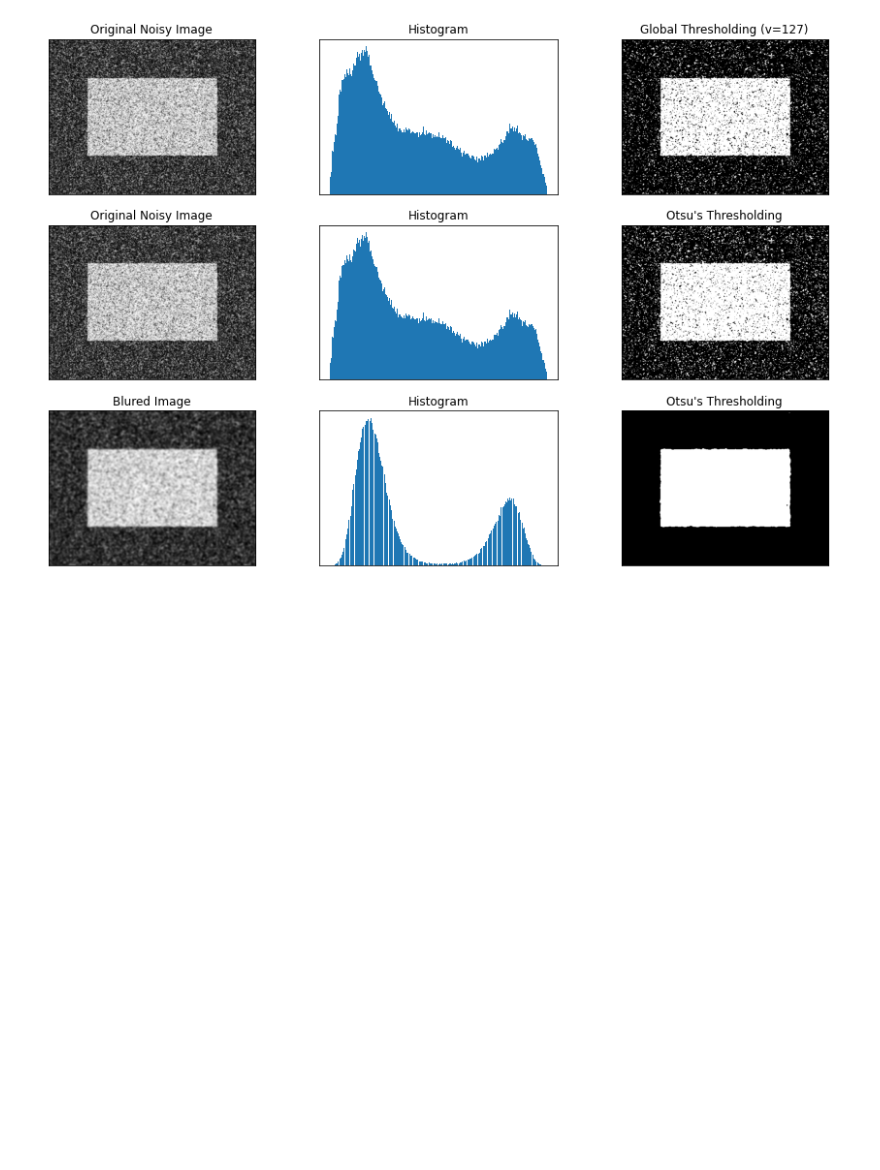
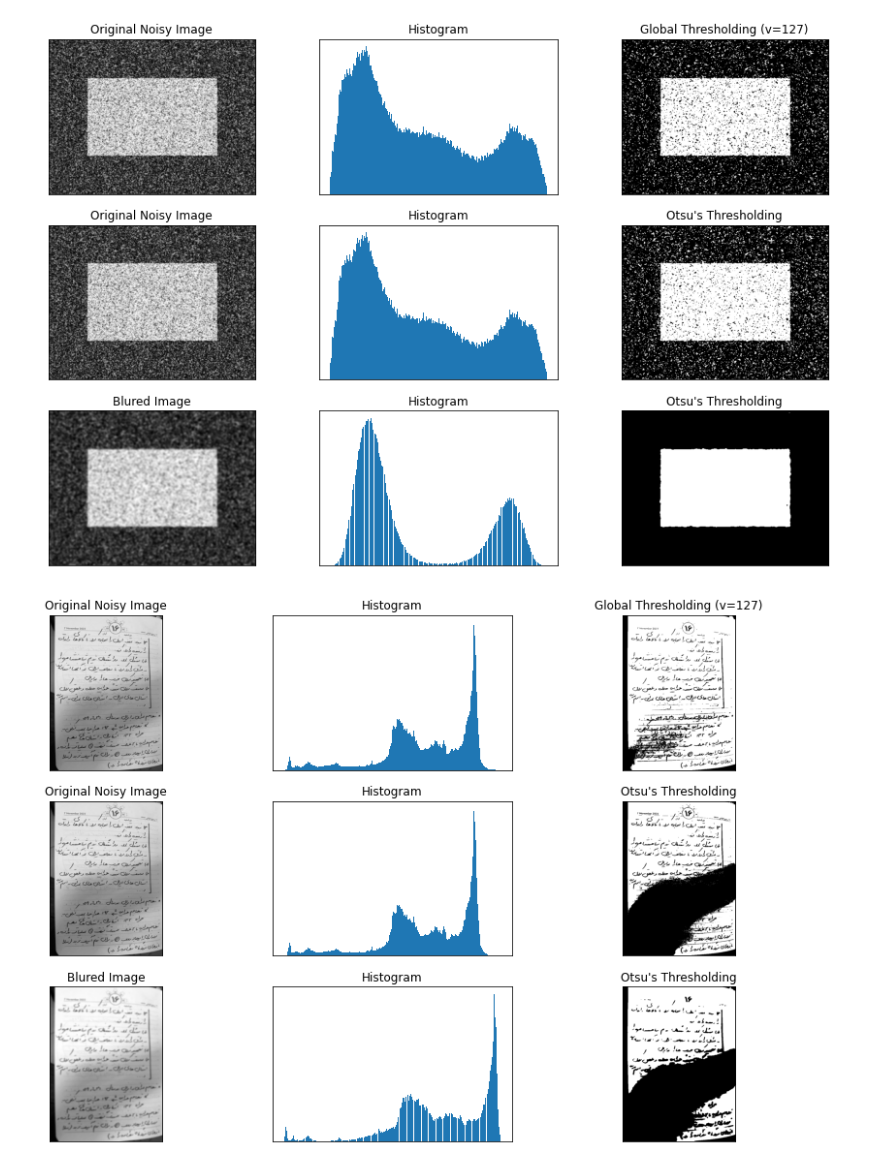
Before and after one commit to BijaN-R/ComputerVisionTutor, a Jupyter notebook: 04th_session/20-Otsu-binarization.ipynb, the cells around one changed output. Saved outputs shown, nothing was run; the diff lists cells and outputs as text; code cells hidden in the pictures; blank space fills up the shorter version.

```diff
--- a/04th_session/20-Otsu-binarization.ipynb
+++ b/04th_session/20-Otsu-binarization.ipynb
@@ -36,3 +36,41 @@ for i in range(3):
 plt.show()
 # %% [output]
 [figure]
+# %%
+import cv2 as cv
+import numpy as np
+from matplotlib import pyplot as plt
+
+img = cv.imread('./images/jozveh_sample-01.jpg')
+img = cv.cvtColor(img, cv.COLOR_BGR2GRAY)
+
+ret1, th1 = cv.threshold(img, 127, 255, cv.THRESH_BINARY)
+ret2, th2 = cv.threshold(img, 0, 255, cv.THRESH_BINARY + cv.THRESH_OTSU)
+blur = cv.GaussianBlur(img, (13,13), 0)
+ret3, th3 = cv.threshold(blur, 0, 255, cv.THRESH_BINARY + cv.THRESH_OTSU)
+
+images = [
+    [img, 0, th1],
+    [img, 0, th2],
+    [blur, 0, th3]
+]
+titles = [
+    ['Original Noisy Image', 'Histogram', 'Global Thresholding (v=127)'],
+    ['Original Noisy Image', 'Histogram', "Otsu's Thresholding"],
+    ['Blured Image', 'Histogram', "Otsu's Thresholding"],
+]
+
+plt.figure(figsize=[15, 10])
+for i in range(3):
+    plt.subplot(3,3,i*3+1), plt.imshow(images[i][0], 'gray'),
+    plt.title(titles[i][0]), plt.xticks([]), plt.yticks([])
+
+    plt.subplot(3,3,i*3+2), plt.hist(images[i][0].ravel(), 256),
+    plt.title(titles[i][1]), plt.xticks([]), plt.yticks([])
+
+    plt.subplot(3,3,i*3+3), plt.imshow(images[i][2], 'gray'),
+    plt.title(titles[i][2]), plt.xticks([]), plt.yticks([])
+
+plt.show()
+# %% [output]
+[figure, added]
```
Also changed, not shown: 2 other files.
